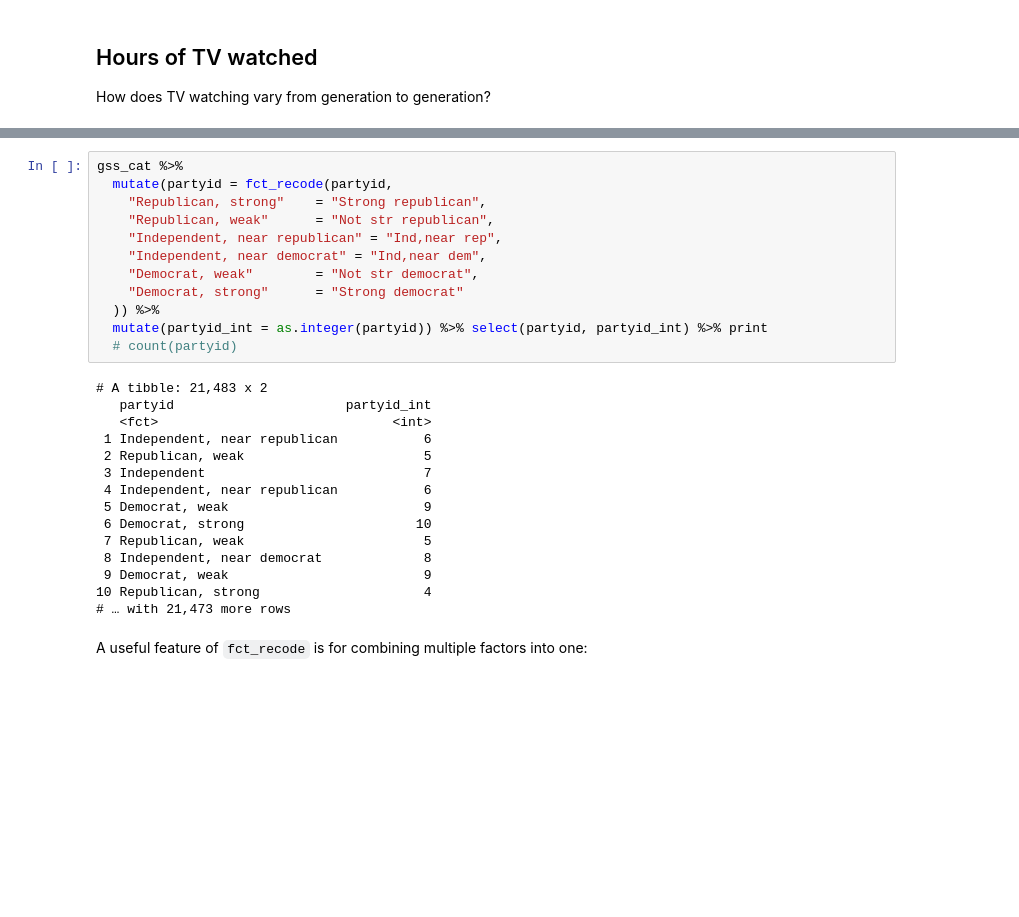
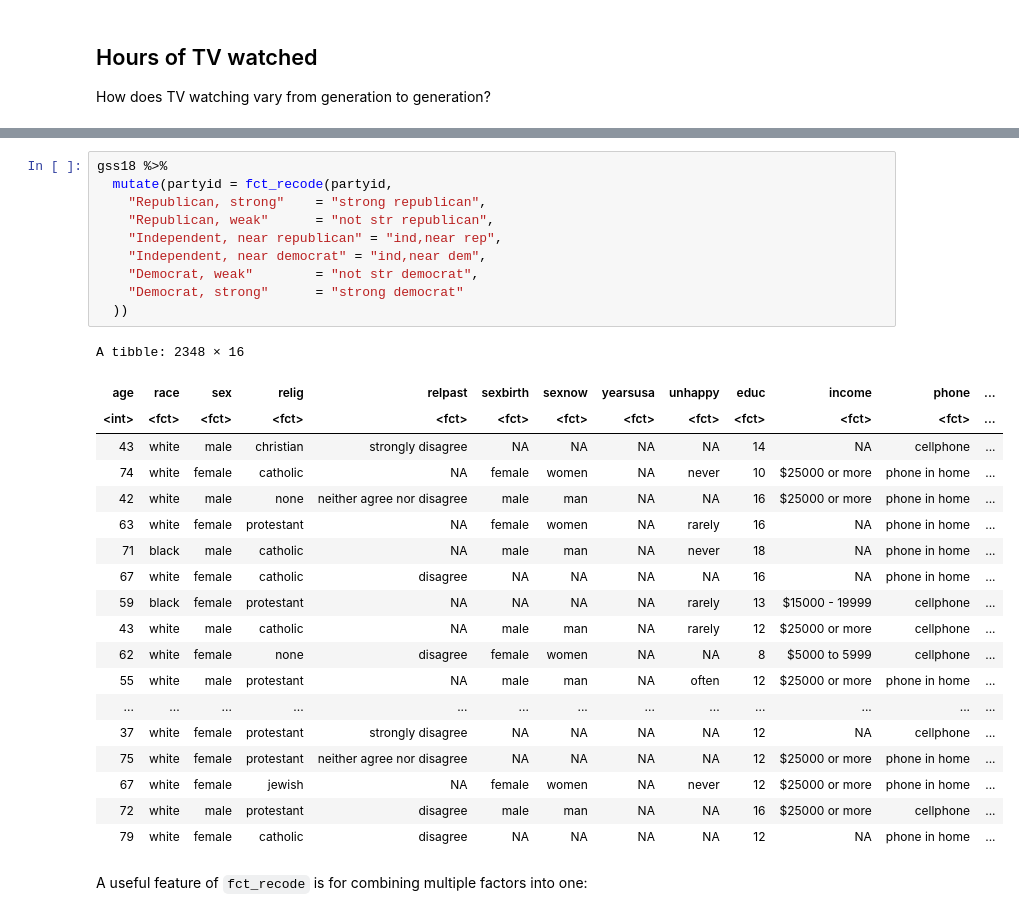
Before and after one commit to stats306/w23, a Jupyter notebook: lectures/week11/lecture14.ipynb, the cells around one changed output, grey strips where cells are left out. Saved outputs shown, nothing was run; the diff lists cells and outputs as text; blank space fills up the shorter version.

```diff
--- a/lectures/week11/lecture14.ipynb
+++ b/lectures/week11/lecture14.ipynb
@@ -460,30 +427,33 @@ The `fct_recode` command makes this easy. This command takes a factor and a set
 # %%
-gss_cat %>%
+gss18 %>%
   mutate(partyid = fct_recode(partyid,
-    "Republican, strong"    = "Strong republican",
-    "Republican, weak"      = "Not str republican",
-    "Independent, near republican" = "Ind,near rep",
-    "Independent, near democrat" = "Ind,near dem",
-    "Democrat, weak"        = "Not str democrat",
-    "Democrat, strong"      = "Strong democrat"
-  )) %>%
-  mutate(partyid_int = as.integer(partyid)) %>% select(partyid, partyid_int) %>% print
-  # count(partyid)
+    "Republican, strong"    = "strong republican",
+    "Republican, weak"      = "not str republican",
+    "Independent, near republican" = "ind,near rep",
+    "Independent, near democrat" = "ind,near dem",
+    "Democrat, weak"        = "not str democrat",
+    "Democrat, strong"      = "strong democrat"
+  ))
 # %% [output]
-# A tibble: 21,483 x 2
-   partyid                      partyid_int
-   <fct>                              <int>
- 1 Independent, near republican           6
- 2 Republican, weak                       5
- 3 Independent                            7
- 4 Independent, near republican           6
- 5 Democrat, weak                         9
- 6 Democrat, strong                      10
- 7 Republican, weak                       5
- 8 Independent, near democrat             8
- 9 Democrat, weak                         9
-10 Republican, strong                     4
-# … with 21,473 more rows
+A tibble: 2348 × 16
+| age | race | sex | relig | relpast | sexbirth | sexnow | yearsusa | unhappy | educ | income | phone | ... |
+| <int> | <fct> | <fct> | <fct> | <fct> | <fct> | <fct> | <fct> | <fct> | <fct> | <fct> | <fct> | ... |
+| 43 | white | male | christian | strongly disagree | NA | NA | NA | NA | 14 | NA | cellphone | ... |
+| 74 | white | female | catholic | NA | female | women | NA | never | 10 | $25000 or more | phone in home | ... |
+| 42 | white | male | none | neither agree nor disagree | male | man | NA | NA | 16 | $25000 or more | phone in home | ... |
+| 63 | white | female | protestant | NA | female | women | NA | rarely | 16 | NA | phone in home | ... |
+| 71 | black | male | catholic | NA | male | man | NA | never | 18 | NA | phone in home | ... |
+| 67 | white | female | catholic | disagree | NA | NA | NA | NA | 16 | NA | phone in home | ... |
+| 59 | black | female | protestant | NA | NA | NA | NA | rarely | 13 | $15000 - 19999 | cellphone | ... |
+| 43 | white | male | catholic | NA | male | man | NA | rarely | 12 | $25000 or more | cellphone | ... |
+| 62 | white | female | none | disagree | female | women | NA | NA | 8 | $5000 to 5999 | cellphone | ... |
+| 55 | white | male | protestant | NA | male | man | NA | often | 12 | $25000 or more | phone in home | ... |
+| ... | ... | ... | ... | ... | ... | ... | ... | ... | ... | ... | ... | ... |
+| 37 | white | female | protestant | strongly disagree | NA | NA | NA | NA | 12 | NA | cellphone | ... |
+| 75 | white | female | protestant | neither agree nor disagree | NA | NA | NA | NA | 12 | $25000 or more | phone in home | ... |
+| 67 | white | female | jewish | NA | female | women | NA | never | 12 | $25000 or more | phone in home | ... |
+| 72 | white | male | protestant | disagree | male | man | NA | NA | 16 | $25000 or more | cellphone | ... |
+| 79 | white | female | catholic | disagree | NA | NA | NA | NA | 12 | NA | phone in home | ... |
 # %% [markdown]
 A useful feature of `fct_recode` is for combining multiple factors into one:
 # %%
```
Also changed, not shown: parts of 55 cells of this notebook, 1 other file.
